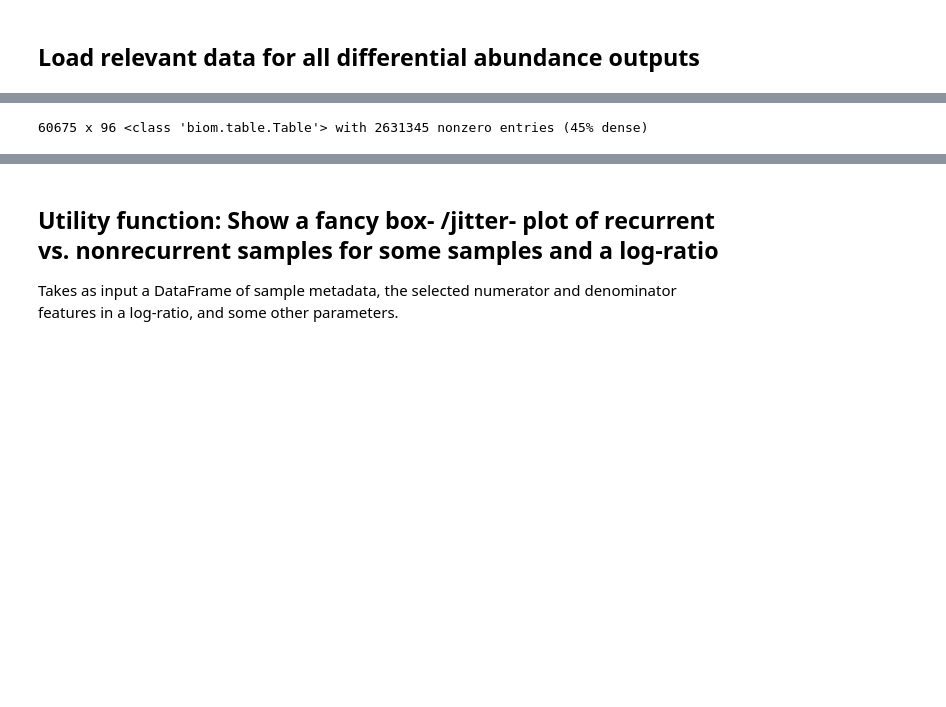
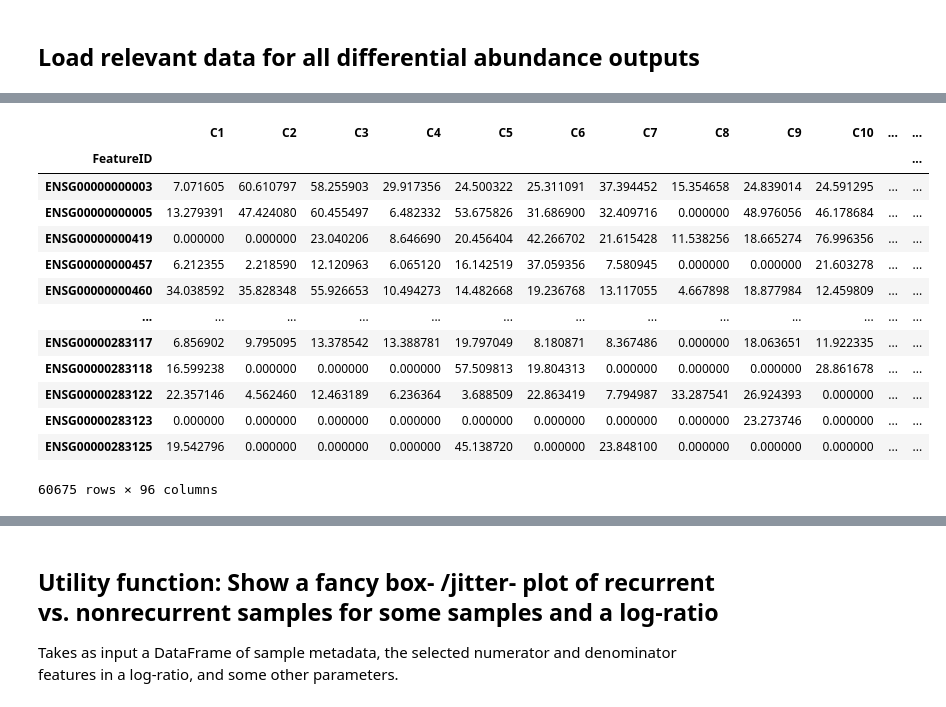
Before and after one commit to fedarko/283-project, a Jupyter notebook: notebooks/04-ClassifyLogRatios.ipynb, the cells around one changed output, grey strips where cells are left out. Cells and saved outputs as stored; diff of their text form; code cells hidden in the pictures; blank space fills up the shorter version.

```diff
--- a/notebooks/04-ClassifyLogRatios.ipynb
+++ b/notebooks/04-ClassifyLogRatios.ipynb
@@ -47,9 +46,23 @@ testcm
 | C78 | 42.63 | Female | C-N | 5,873,688 | 4,867,513 | 82.87% | LuminalA/Normal-like | ... |
 | C79 | 40.43 | Female | C-N | 7,804,645 | 6,651,239 | 85.22% | TripleNegative | ... |
 | C90 | 40.66 | Female | C-N | 6,532,672 | 4,995,183 | 76.46% | LuminalA/Normal-like | ... |
-# %%
-with open("output/cancer_table_with_header.tsv", "r") as cancer_tsv_file:
-    tbl = biom.Table.from_tsv(cancer_tsv_file, None, None, lambda x: x)
-tbl
-# %% [output]
-60675 x 96 <class 'biom.table.Table'> with 2631345 nonzero entries (45% dense)
+# %%
+# Load the table as a DataFrame, not a biom.Table, since I can't figure out a good way to add pseudocounts
+# in biom.Table (transform() doesn't operate on zero values ._.)
+tbl = pd.read_csv("output/cancer_table_with_header.tsv", sep="\t", index_col=0)
+tbl
+# %% [output]
+|  | C1 | C2 | C3 | C4 | C5 | C6 | C7 | C8 | C9 | C10 | ... | ... |
+| FeatureID |  |  |  |  |  |  |  |  |  |  |  | ... |
+| ENSG00000000003 | 7.071605 | 60.610797 | 58.255903 | 29.917356 | 24.500322 | 25.311091 | 37.394452 | 15.354658 | 24.839014 | 24.591295 | ... | ... |
+| ENSG00000000005 | 13.279391 | 47.424080 | 60.455497 | 6.482332 | 53.675826 | 31.686900 | 32.409716 | 0.000000 | 48.976056 | 46.178684 | ... | ... |
+| ENSG00000000419 | 0.000000 | 0.000000 | 23.040206 | 8.646690 | 20.456404 | 42.266702 | 21.615428 | 11.538256 | 18.665274 | 76.996356 | ... | ... |
+| ENSG00000000457 | 6.212355 | 2.218590 | 12.120963 | 6.065120 | 16.142519 | 37.059356 | 7.580945 | 0.000000 | 0.000000 | 21.603278 | ... | ... |
+| ENSG00000000460 | 34.038592 | 35.828348 | 55.926653 | 10.494273 | 14.482668 | 19.236768 | 13.117055 | 4.667898 | 18.877984 | 12.459809 | ... | ... |
+| ... | ... | ... | ... | ... | ... | ... | ... | ... | ... | ... | ... | ... |
+| ENSG00000283117 | 6.856902 | 9.795095 | 13.378542 | 13.388781 | 19.797049 | 8.180871 | 8.367486 | 0.000000 | 18.063651 | 11.922335 | ... | ... |
+| ENSG00000283118 | 16.599238 | 0.000000 | 0.000000 | 0.000000 | 57.509813 | 19.804313 | 0.000000 | 0.000000 | 0.000000 | 28.861678 | ... | ... |
+| ENSG00000283122 | 22.357146 | 4.562460 | 12.463189 | 6.236364 | 3.688509 | 22.863419 | 7.794987 | 33.287541 | 26.924393 | 0.000000 | ... | ... |
+| ENSG00000283123 | 0.000000 | 0.000000 | 0.000000 | 0.000000 | 0.000000 | 0.000000 | 0.000000 | 0.000000 | 23.273746 | 0.000000 | ... | ... |
+| ENSG00000283125 | 19.542796 | 0.000000 | 0.000000 | 0.000000 | 45.138720 | 0.000000 | 23.848100 | 0.000000 | 0.000000 | 0.000000 | ... | ... |
+60675 rows × 96 columns
```
Also changed, not shown: parts of 21 cells of this notebook, 46 other files.
